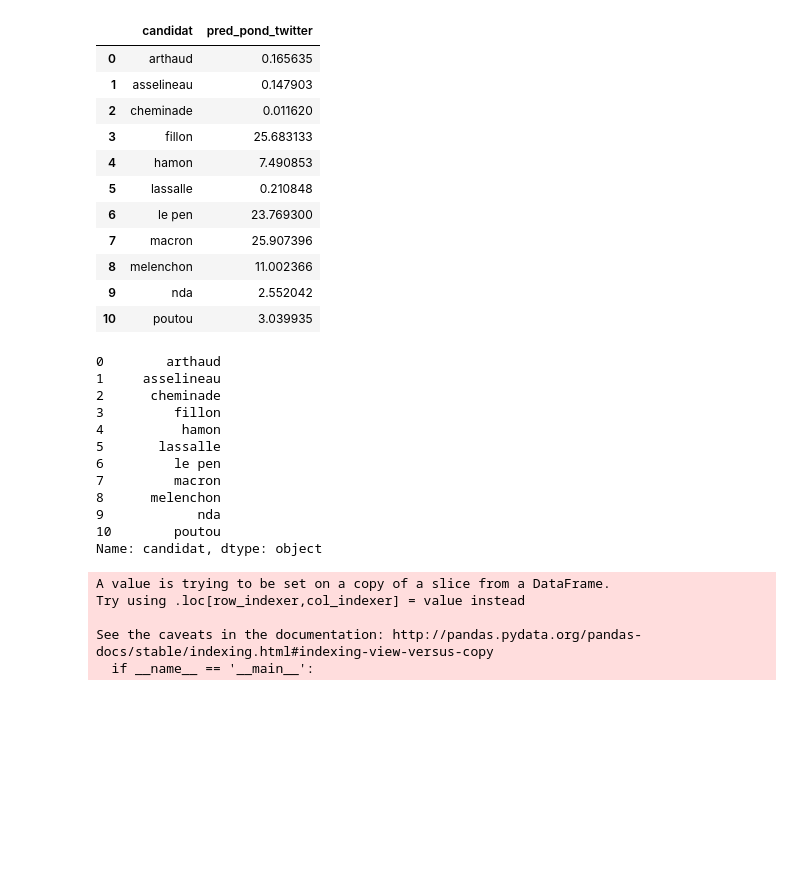
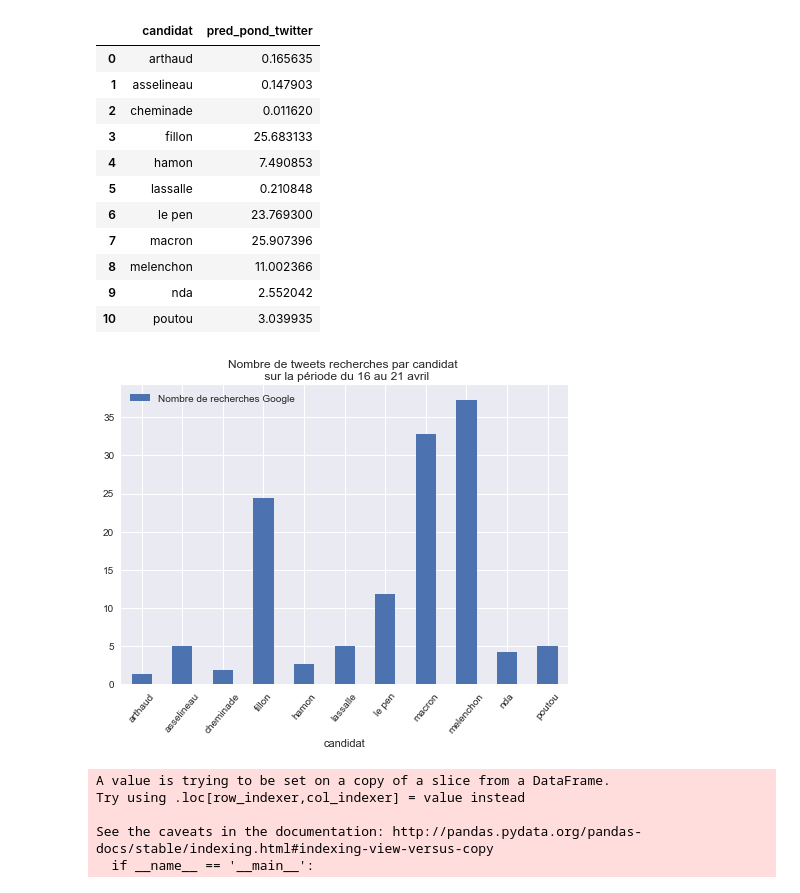
Before and after one commit to verycourt/Elections, a Jupyter notebook: Analyses/ponderation_google_twitter.ipynb, the cells around one changed output. Cells and saved outputs as stored; diff of their text form; code cells hidden in the pictures; blank space fills up the shorter version.

```diff
--- a/Analyses/ponderation_google_twitter.ipynb
+++ b/Analyses/ponderation_google_twitter.ipynb
@@ -101,21 +101,14 @@ tweets = tweets.merge(google_bloc, how="left", on="bloc")
 tweets["pred_pond_google"] = tweets["pred_blocs"]*tweets["recherches_google_x"]*100/tweets["recherches_google_y"]/100
 # %%
 tweets["pred_pond_google"] = tweets["pred_pond_google"]+10.31*tweets["transferts_bayrou_%"]/100
-# %%
-tweets["candidat"]
-# %% [output]
-0        arthaud
-1     asselineau
-2      cheminade
-3         fillon
-4          hamon
-5       lassalle
-6         le pen
-7         macron
-8      melenchon
-9            nda
-10        poutou
-Name: candidat, dtype: object
+# %%
+pos_tweets = tweets[["candidat", "recherches_google_x"]].set_index("candidat").rename(columns={"recherches_google_x":"Nombre de recherches Google"})
+ax = pos_tweets.plot.bar()
+ax.set_title("Nombre de tweets recherches par candidat \n sur la période du 16 au 21 avril")
+ax.set_xticklabels(pos_tweets.index, rotation=50)
+plt.show()
+# %% [output]
+[figure, added]
 # %%
 tweets["pred_pond_sondages"] = [0.36, 0.87, 0.24, 21.99, 6.41, 1.17, 23.77, 23.43, 15.86, 4.57, 1.32]
 # %%
```
Also changed, not shown: parts of 1 cell of this notebook, 2 other files.
